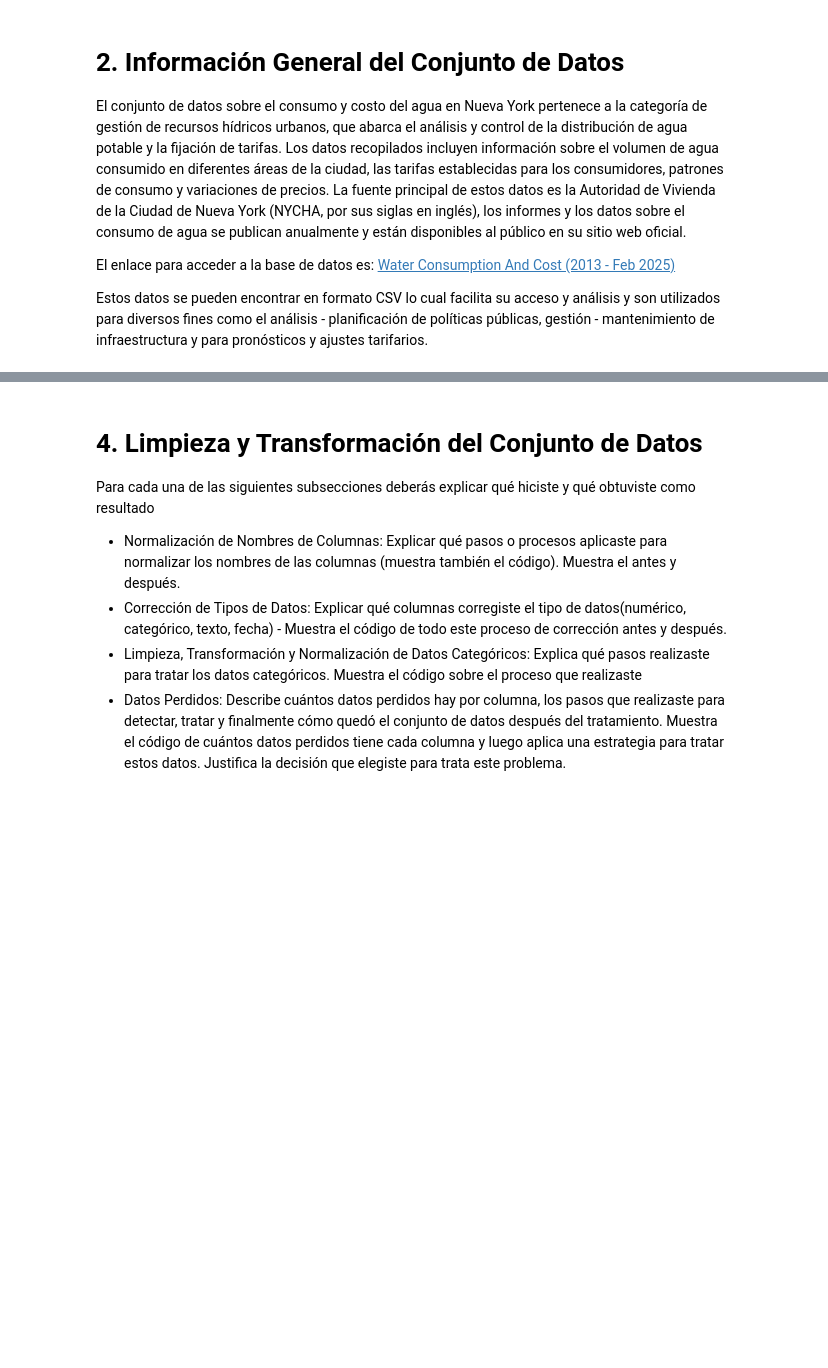
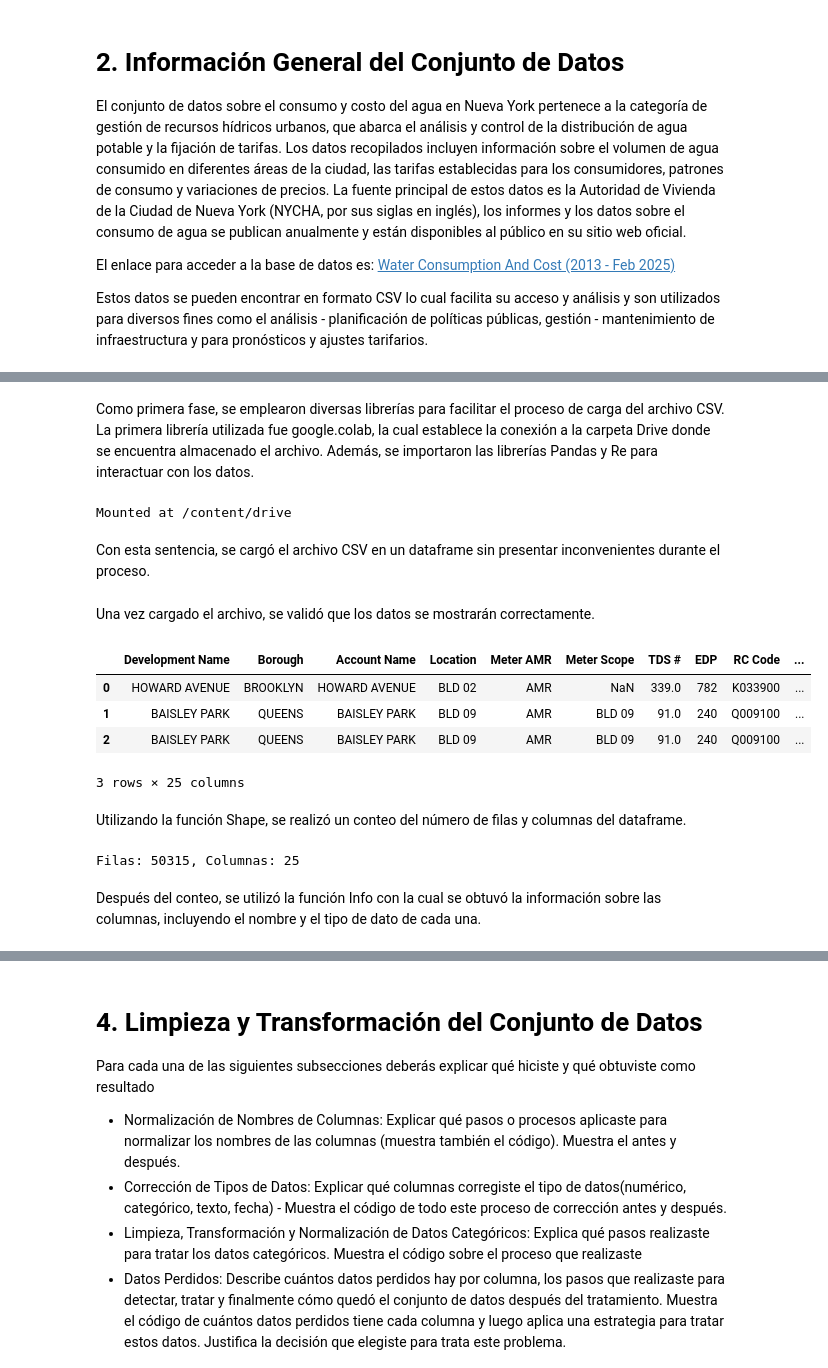
Before and after one commit to jonathanahc/Proyecto, a Jupyter notebook: ProyectoProgADAP_255497NvaVersion.ipynb, the cells around one changed output, grey strips where cells are left out. Saved outputs shown, nothing was run; the diff lists cells and outputs as text; code cells hidden in the pictures; blank space fills up the shorter version.

Commit message:
Se creó con Colab

```diff
--- a/ProyectoProgADAP_255497NvaVersion.ipynb
+++ b/ProyectoProgADAP_255497NvaVersion.ipynb
@@ -35,0 +29,12 @@ RECUERDA AGREGAR UNA O VARIAS CELDAS DE CÓDIGO
+# %% [markdown]
+Como primera fase, se emplearon diversas librerías para facilitar el proceso de carga del archivo CSV. La primera librería utilizada fue google.colab, la cual establece la conexión a la carpeta Drive donde se encuentra almacenado el archivo. Además, se importaron las librerías Pandas y Re para interactuar con los datos.
+# %%
+from google.colab import drive
+drive.mount('/content/drive')
+
+import pandas as pd
+import re
+# %% [output]
+Mounted at /content/drive
+# %% [markdown]
+Con esta sentencia, se cargó el archivo CSV en un dataframe sin presentar inconvenientes durante el proceso.
@@ -35,0 +43,18 @@ RECUERDA AGREGAR UNA O VARIAS CELDAS DE CÓDIGO
+# %% [markdown]
+Una vez cargado el archivo, se validó que los datos se mostrarán correctamente.
+# %%
+df.head(3)
+# %% [output]
+|  | Development Name | Borough | Account Name | Location | Meter AMR | Meter Scope | TDS # | EDP | RC Code | ... |
+| 0 | HOWARD AVENUE | BROOKLYN | HOWARD AVENUE | BLD 02 | AMR | NaN | 339.0 | 782 | K033900 | ... |
+| 1 | BAISLEY PARK | QUEENS | BAISLEY PARK | BLD 09 | AMR | BLD 09 | 91.0 | 240 | Q009100 | ... |
+| 2 | BAISLEY PARK | QUEENS | BAISLEY PARK | BLD 09 | AMR | BLD 09 | 91.0 | 240 | Q009100 | ... |
+3 rows × 25 columns
+# %% [markdown]
+Utilizando la función Shape, se realizó un conteo del número de filas y columnas del dataframe.
+# %%
+print(f"Filas: {df.shape[0]}, Columnas: {df.shape[1]}")
+# %% [output]
+Filas: 50315, Columnas: 25
+# %% [markdown]
+Después del conteo, se utilizó la función Info con la cual se obtuvó la información sobre las columnas, incluyendo el nombre y el tipo de dato de cada una.
```
Also changed, not shown: parts of 6 cells of this notebook.
